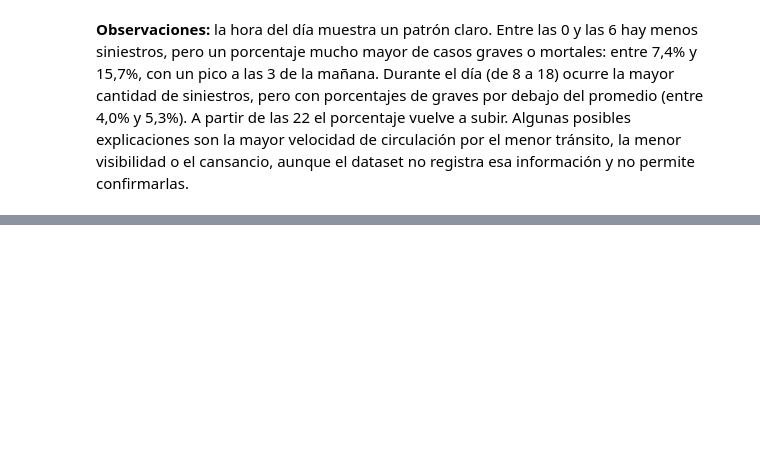
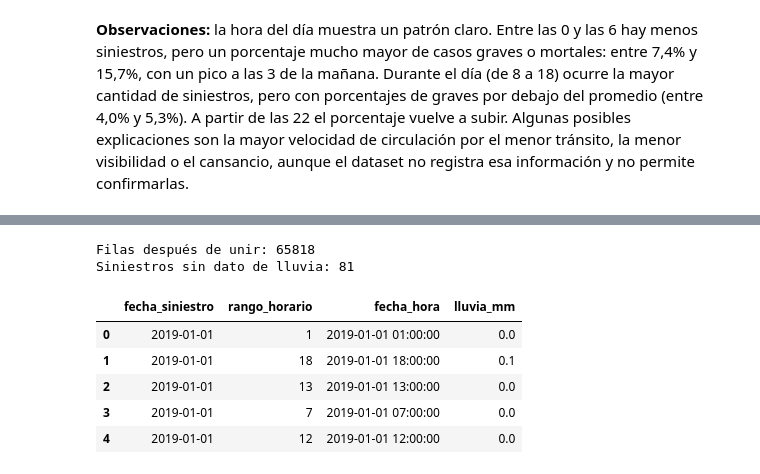
Before and after one commit to juanpablomonllor/prediccion_gravedad_siniestros_viales_caba, a Jupyter notebook: notebooks/1.0-jpm-eda-preprocesamiento.ipynb, the cells around one changed output, grey strips where cells are left out. Drawn from its saved outputs; the diff is of its cells as text; code cells hidden in the pictures; blank space fills up the shorter version.

```diff
--- a/notebooks/1.0-jpm-eda-preprocesamiento.ipynb
+++ b/notebooks/1.0-jpm-eda-preprocesamiento.ipynb
@@ -495,0 +586,10 @@ plt.show()
+# %%
+# Convierto las fechas de texto a formato fecha para poder unir ambos archivos.
+siniestros["fecha_siniestro"] = pd.to_datetime(siniestros["fecha_siniestro"], format="%Y-%m-%d")
+
+lluvia["time"] = pd.to_datetime(lluvia["time"])
+lluvia = lluvia.rename(columns={"time": "fecha_hora", "precipitation (mm)": "lluvia_mm"})
+
+print("Siniestros:", siniestros["fecha_siniestro"].min(), "a", siniestros["fecha_siniestro"].max())
+print("Lluvia:", lluvia["fecha_hora"].min(), "a", lluvia["fecha_hora"].max())
+lluvia.head()
@@ -495,0 +609,21 @@ plt.show()
+# %%
+# Armo la fecha y hora del siniestro sumando la hora (rango_horario) a la fecha.
+# Las filas sin hora quedan vacías (se eliminan en la sección 7).
+hora = pd.to_numeric(siniestros["rango_horario"], errors="coerce")
+siniestros["fecha_hora"] = siniestros["fecha_siniestro"] + pd.to_timedelta(hora, unit="h")
+
+# Uno con la lluvia por fecha y hora. "left" conserva todos los siniestros.
+siniestros = siniestros.merge(lluvia, on="fecha_hora", how="left")
+
+print("Filas después de unir:", len(siniestros))
+print("Siniestros sin dato de lluvia:", siniestros["lluvia_mm"].isna().sum())
+siniestros[["fecha_siniestro", "rango_horario", "fecha_hora", "lluvia_mm"]].head()
+# %% [output]
+Filas después de unir: 65818
+Siniestros sin dato de lluvia: 81
+|  | fecha_siniestro | rango_horario | fecha_hora | lluvia_mm |
+| 0 | 2019-01-01 | 1 | 2019-01-01 01:00:00 | 0.0 |
+| 1 | 2019-01-01 | 18 | 2019-01-01 18:00:00 | 0.1 |
+| 2 | 2019-01-01 | 13 | 2019-01-01 13:00:00 | 0.0 |
+| 3 | 2019-01-01 | 7 | 2019-01-01 07:00:00 | 0.0 |
+| 4 | 2019-01-01 | 12 | 2019-01-01 12:00:00 | 0.0 |
```
Also changed, not shown: parts of 20 cells of this notebook.
